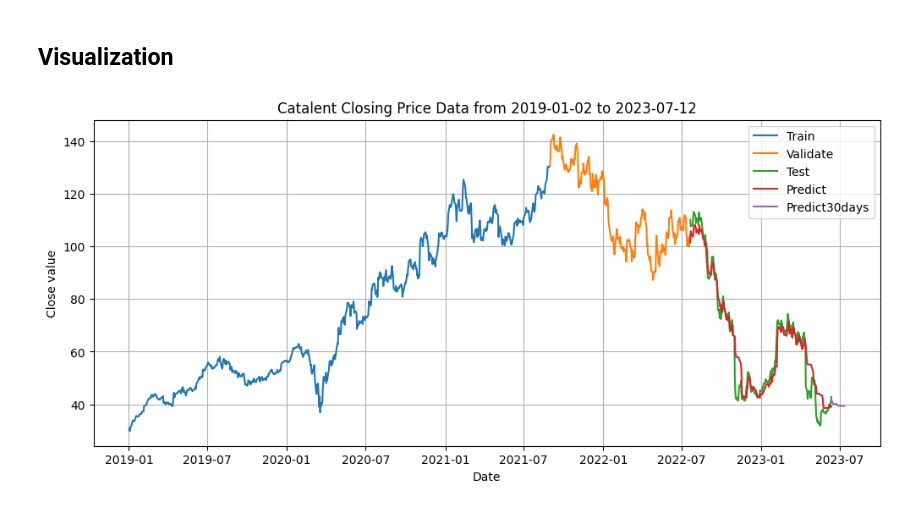
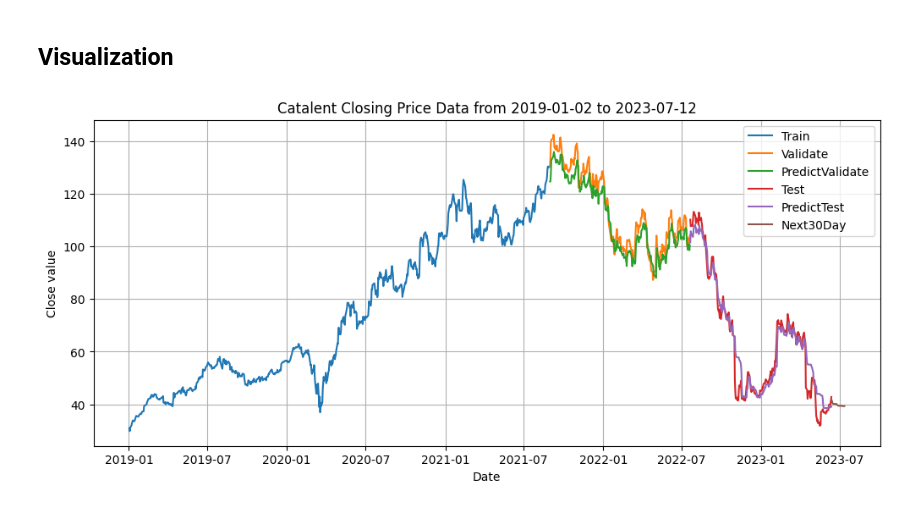
Before and after one commit to mynhungg/IS403.N21.HTTT_Nhom13, a Jupyter notebook: Model/TCAN/6_2_2/Code/TCAN_622_CTLT.ipynb, the cells around one changed output. Drawn from its saved outputs; the diff is of its cells as text; code cells hidden in the pictures.

```diff
--- a/Model/TCAN/6_2_2/Code/TCAN_622_CTLT.ipynb
+++ b/Model/TCAN/6_2_2/Code/TCAN_622_CTLT.ipynb
@@ -326,0 +329,8 @@ loaded_best_msle = np.load('/content/drive/MyDrive/Colab Notebooks/Business Data
+# %%
+train_last_window_size = train_data[-loaded_best_window_size:]
+val_data_extended = np.concatenate((train_last_window_size, val_data), axis=0)
+
+val_windows, val_targets = create_dataset(val_data_extended, loaded_best_window_size)
+# %%
+# Testing the model on Validate dataset
+y_pred_val = loaded_best_model.predict(val_windows)
@@ -326,0 +339,9 @@ loaded_best_msle = np.load('/content/drive/MyDrive/Colab Notebooks/Business Data
+# %%
+# Evaluate on MAPE, RMSE, MSLE
+val_targets = scaler.inverse_transform(val_targets.reshape(-1, 1))
+y_pred_val = scaler.inverse_transform(y_pred_val)
+
+mse = mean_squared_error(val_targets, y_pred_val)
+rmse = np.sqrt(mse)
+mape = mean_absolute_percentage_error(val_targets, y_pred_val)
+msle = mean_squared_log_error(val_targets, y_pred_val)
@@ -387,23 +417,25 @@ Predicted closing prices for the next 30 days:
 # %%
 plt.figure(figsize=(12, 5))
 
 plt.plot(df.index[:train_size], scaler.inverse_transform(train_data))
 
 plt.plot(df.index[train_size : train_size + val_size], scaler.inverse_transform(val_data))
 
+plt.plot(df.index[train_size : train_size + val_size], y_pred_val)
+
 plt.plot(df.index[train_size + val_size : ], scaler.inverse_transform(test_data))
 
 plt.plot(df.index[train_size + val_size : ], loaded_best_y_pred)
 
 plt.plot(index_next_30_days, y_next_30_days)
 
-plt.legend(['Train', 'Validate', 'Test', 'Predict', 'Predict30days'])
+plt.legend(['Train', 'Validate', 'PredictValidate', 'Test', 'PredictTest', 'Next30Day'])
 
 plt.grid()
 plt.title(f"Catalent Closing Price Data from {df.index[0].strftime('%Y-%m-%d')} to {index_next_30_days[-1].strftime('%Y-%m-%d')}")
 plt.xlabel("Date")
 plt.ylabel("Close value")
 plt.savefig('TCAN_622_CTLT.png')
 plt.show()
 # %% [output]
-[figure, old version]
+[figure, new version]
```
Also changed, not shown: parts of 5 cells of this notebook, 30 other files.
